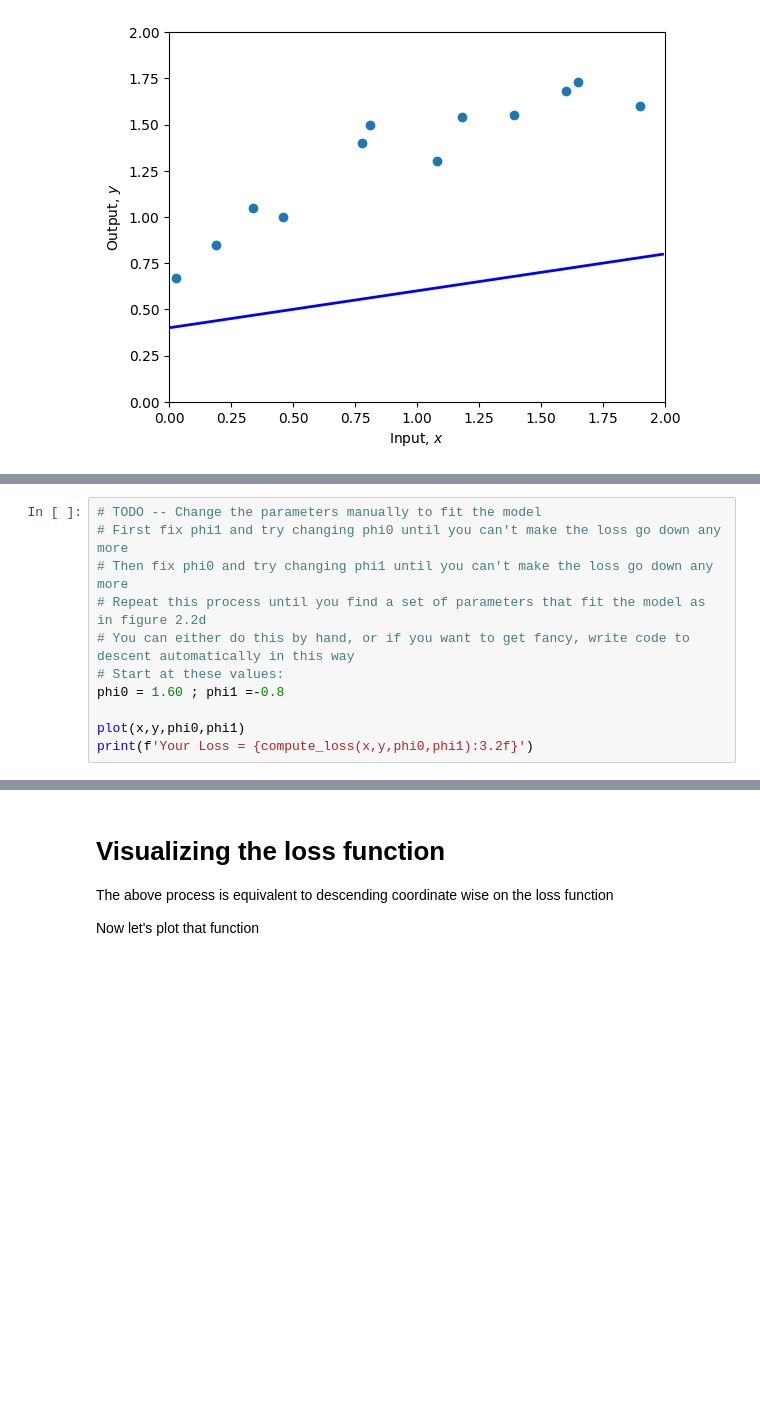
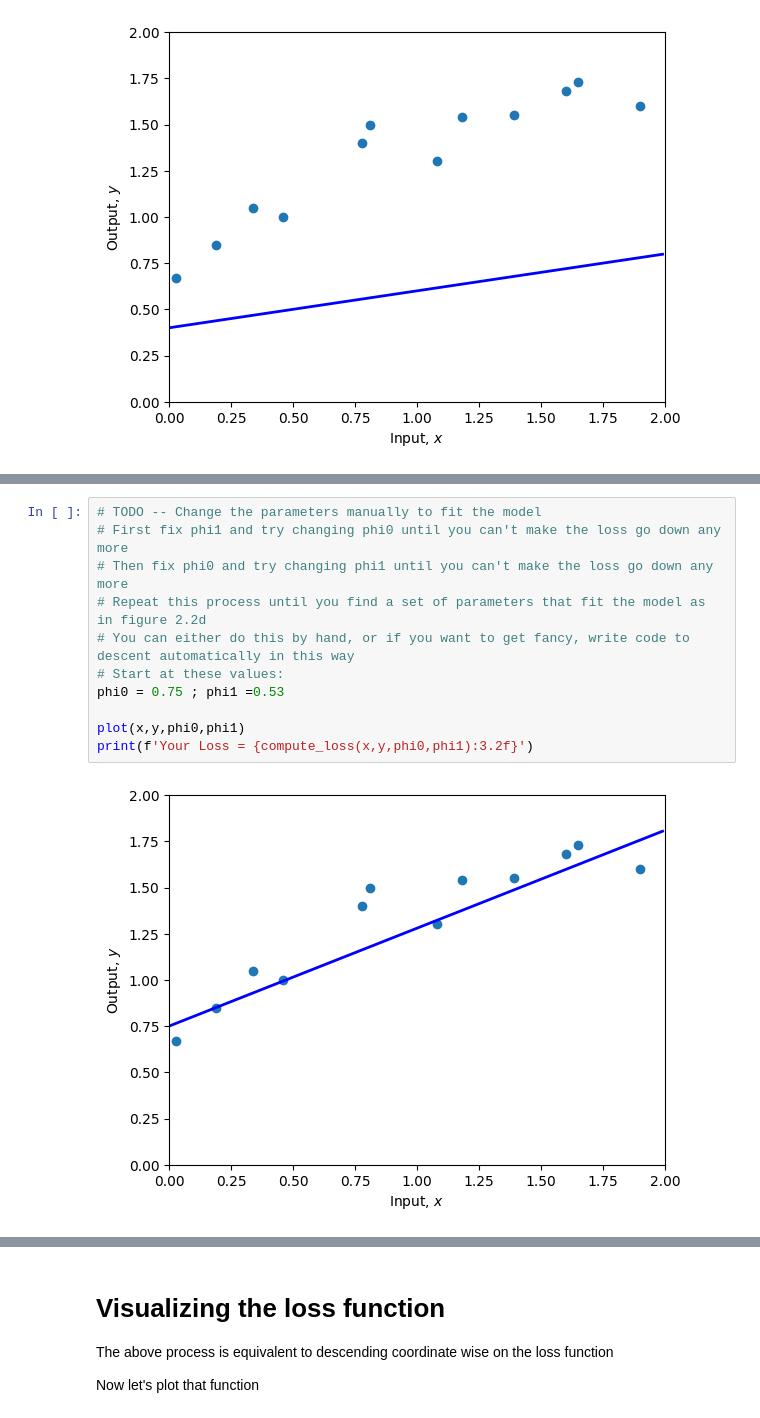
Before and after one commit to hannah1412/ML, a Jupyter notebook: Notebooks/Chap02/2_1_Supervised_Learning.ipynb, the cells around one changed output, grey strips where cells are left out. Drawn from its saved outputs; the diff is of its cells as text; blank space fills up the shorter version.

```diff
--- a/Notebooks/Chap02/2_1_Supervised_Learning.ipynb
+++ b/Notebooks/Chap02/2_1_Supervised_Learning.ipynb
@@ -75,11 +80,13 @@ print(f'Your Loss = {loss:3.2f}, Ground truth =10.28')
 # %%
 # TODO -- Change the parameters manually to fit the model
 # First fix phi1 and try changing phi0 until you can't make the loss go down any more
 # Then fix phi0 and try changing phi1 until you can't make the loss go down any more
 # Repeat this process until you find a set of parameters that fit the model as in figure 2.2d
 # You can either do this by hand, or if you want to get fancy, write code to descent automatically in this way
 # Start at these values:
-phi0 = 1.60 ; phi1 =-0.8
+phi0 = 0.75 ; phi1 =0.53
 
 plot(x,y,phi0,phi1)
 print(f'Your Loss = {compute_loss(x,y,phi0,phi1):3.2f}')
+# %% [output]
+[figure, added]
```
Also changed, not shown: parts of 5 cells of this notebook.
